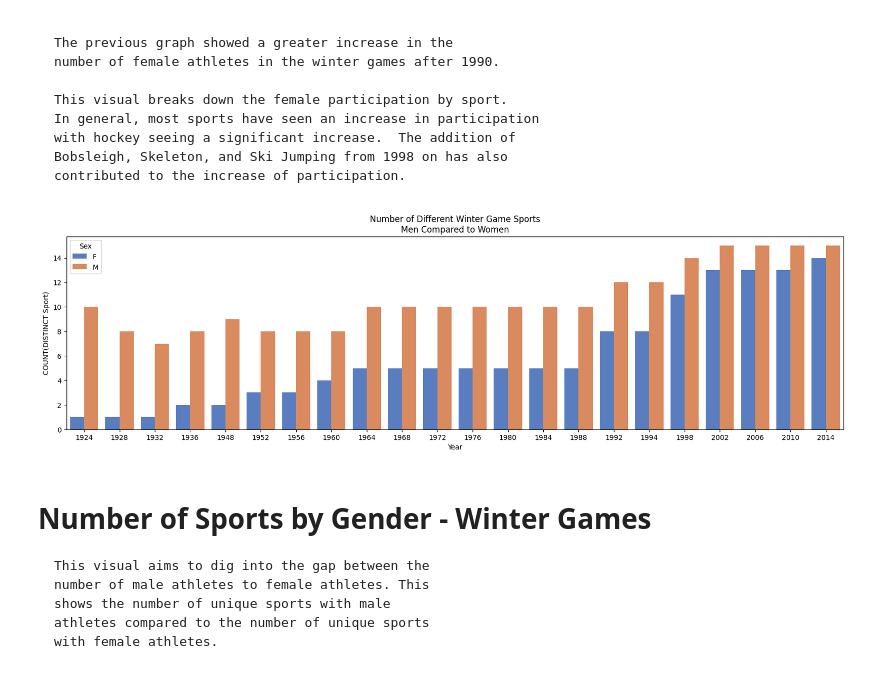
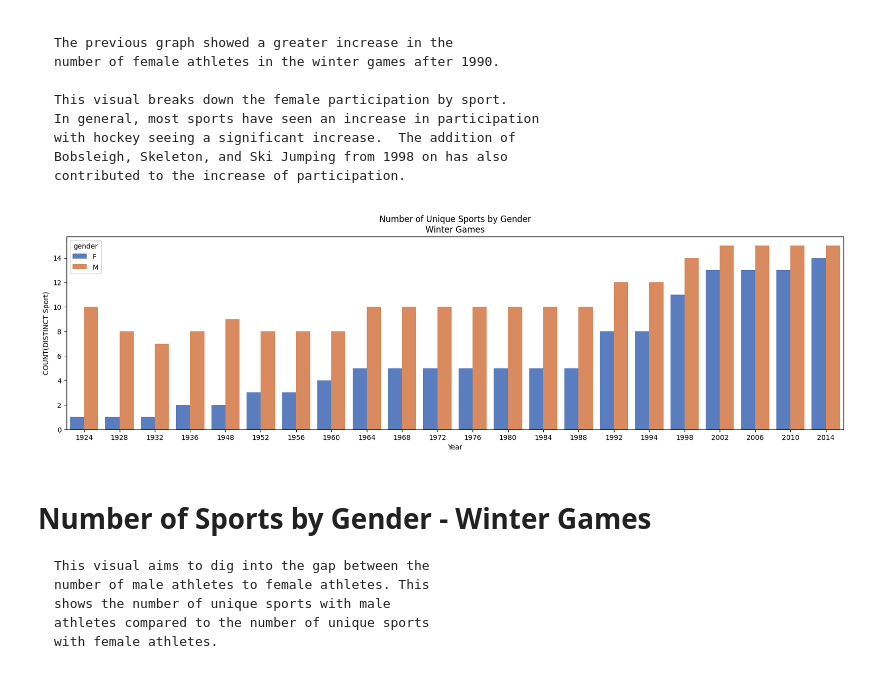
Before and after one commit to nhansen23/datafun-06-eda, a Jupyter notebook: nicole_eda.ipynb, the cells around one changed output. Drawn from its saved outputs; the diff is of its cells as text; code cells hidden in the pictures.

````diff
--- a/nicole_eda.ipynb
+++ b/nicole_eda.ipynb
@@ -282,25 +307,25 @@ Bobsleigh, Skeleton, and Ski Jumping from 1998 on has also
 contributed to the increase of participation.
 ```
 # %%
-query = '''SELECT DISTINCT Year, Sex, Season, COUNT(DISTINCT Sport)
-FROM athletes
+query = '''SELECT DISTINCT Year, gender, Season, COUNT(DISTINCT Sport)
+FROM olympicData
 WHERE Season='Winter'
-GROUP BY Year, Sex
+GROUP BY Year, gender
 '''
 
 df = pd.read_sql(query, conn)
 
 plt.figure(figsize=(20, 5))
 sns.barplot(data=df,
             x='Year',
             y='COUNT(DISTINCT Sport)',
-            hue='Sex',
+            hue='gender',
             palette='muted'
             )
 plt.title("Number of Unique Sports by Gender\nWinter Games")
 plt.show()
 # %% [output]
-[figure, old version]
+[figure, new version]
 # %% [markdown]
 # Number of Sports by Gender - Winter Games
 ```
````
Also changed, not shown: parts of 15 cells of this notebook.
